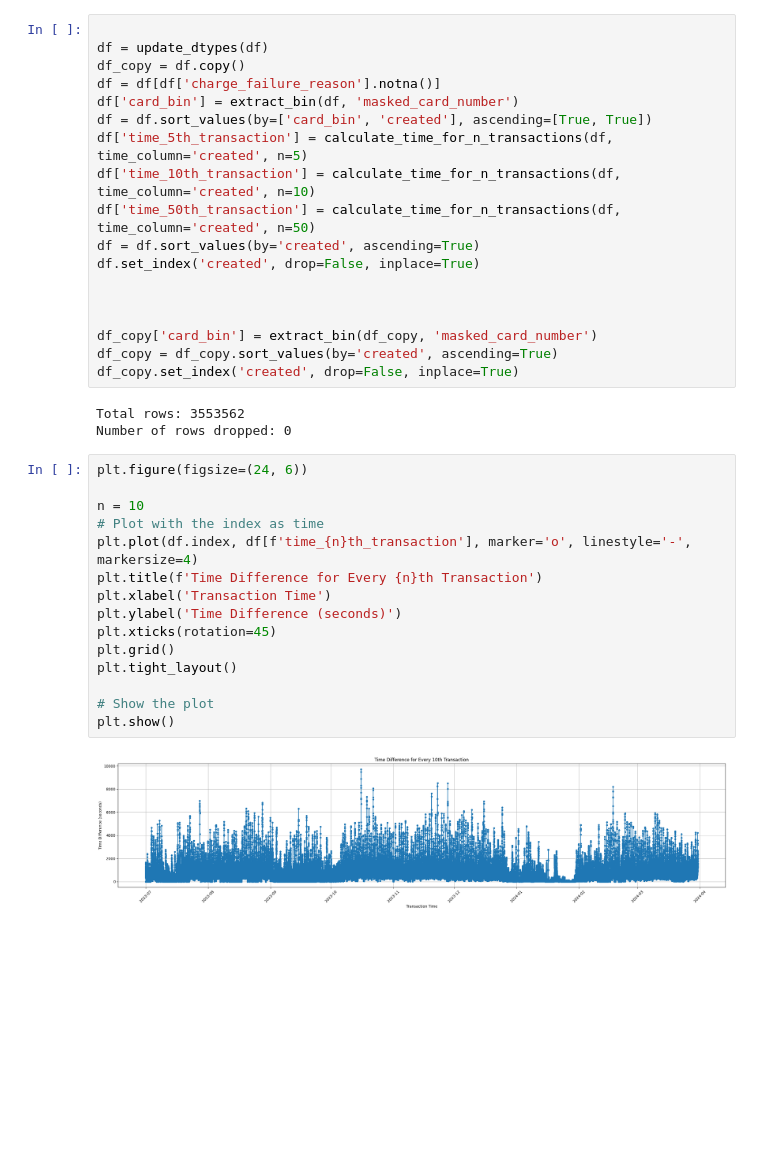
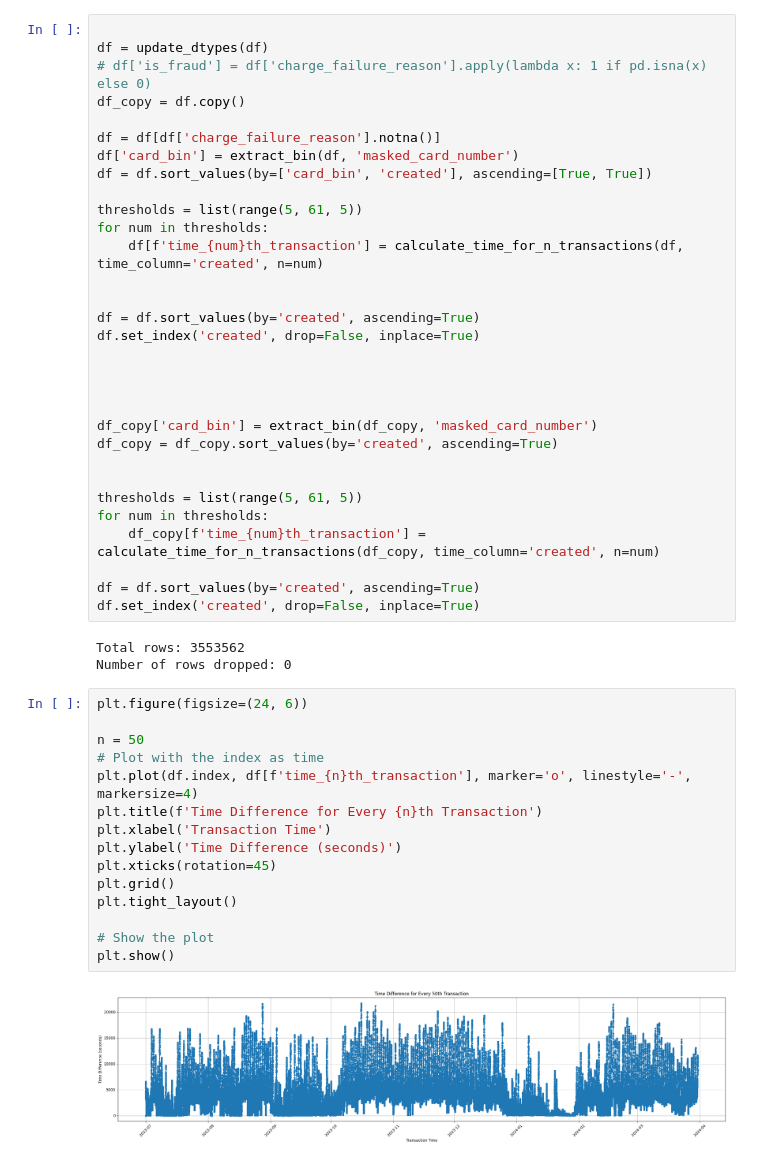
Before and after one commit to shikivaahan/Credit-Card, a Jupyter notebook: notebooks/playgroundv2.ipynb, the cells around one changed output. Saved outputs shown, nothing was run; the diff lists cells and outputs as text; blank space fills up the shorter version.

```diff
--- a/notebooks/playgroundv2.ipynb
+++ b/notebooks/playgroundv2.ipynb
@@ -40,41 +40,54 @@ df.head()
 # %%
 
 df = update_dtypes(df)
+# df['is_fraud'] = df['charge_failure_reason'].apply(lambda x: 1 if pd.isna(x) else 0)
 df_copy = df.copy()
+
 df = df[df['charge_failure_reason'].notna()]
 df['card_bin'] = extract_bin(df, 'masked_card_number')
 df = df.sort_values(by=['card_bin', 'created'], ascending=[True, True])
-df['time_5th_transaction'] = calculate_time_for_n_transactions(df, time_column='created', n=5)
-df['time_10th_transaction'] = calculate_time_for_n_transactions(df, time_column='created', n=10)
-df['time_50th_transaction'] = calculate_time_for_n_transactions(df, time_column='created', n=50)
+
+thresholds = list(range(5, 61, 5))
+for num in thresholds:
+    df[f'time_{num}th_transaction'] = calculate_time_for_n_transactions(df, time_column='created', n=num)
+
+
 df = df.sort_values(by='created', ascending=True)
 df.set_index('created', drop=False, inplace=True)
 
 
 
+
 df_copy['card_bin'] = extract_bin(df_copy, 'masked_card_number')
 df_copy = df_copy.sort_values(by='created', ascending=True)
-df_copy.set_index('created', drop=False, inplace=True)
+
+
+thresholds = list(range(5, 61, 5))
+for num in thresholds:
+    df_copy[f'time_{num}th_transaction'] = calculate_time_for_n_transactions(df_copy, time_column='created', n=num)
+
+df = df.sort_values(by='created', ascending=True)
+df.set_index('created', drop=False, inplace=True)
 # %% [output]
 Total rows: 3553562
 Number of rows dropped: 0
 # %%
 plt.figure(figsize=(24, 6))
 
-n = 10
+n = 50
 # Plot with the index as time
 plt.plot(df.index, df[f'time_{n}th_transaction'], marker='o', linestyle='-', markersize=4)
 plt.title(f'Time Difference for Every {n}th Transaction')
 plt.xlabel('Transaction Time')
 plt.ylabel('Time Difference (seconds)')
 plt.xticks(rotation=45)
 plt.grid()
 plt.tight_layout()
 
 # Show the plot
 plt.show()
 # %% [output]
-[figure, old version]
+[figure, new version]
 # %%
 plt.figure(figsize=(24, 6))
 
```
Also changed, not shown: parts of 4 cells of this notebook.
